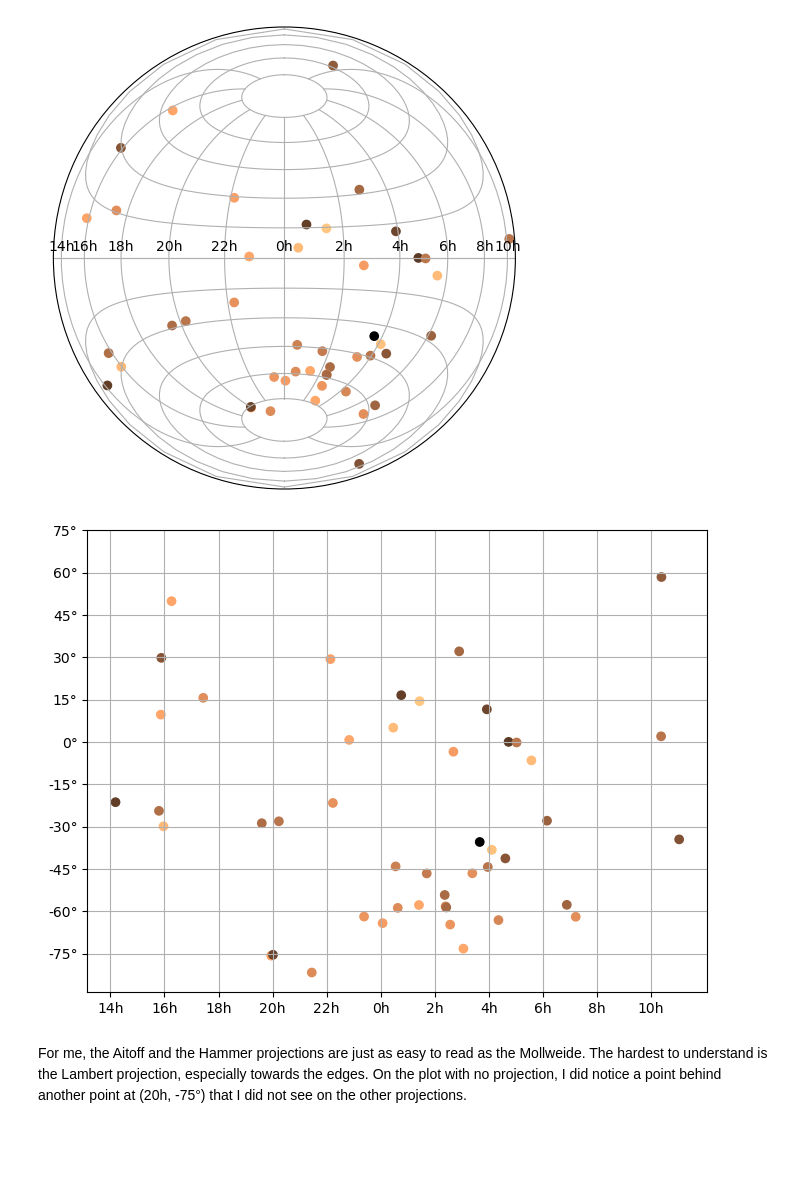
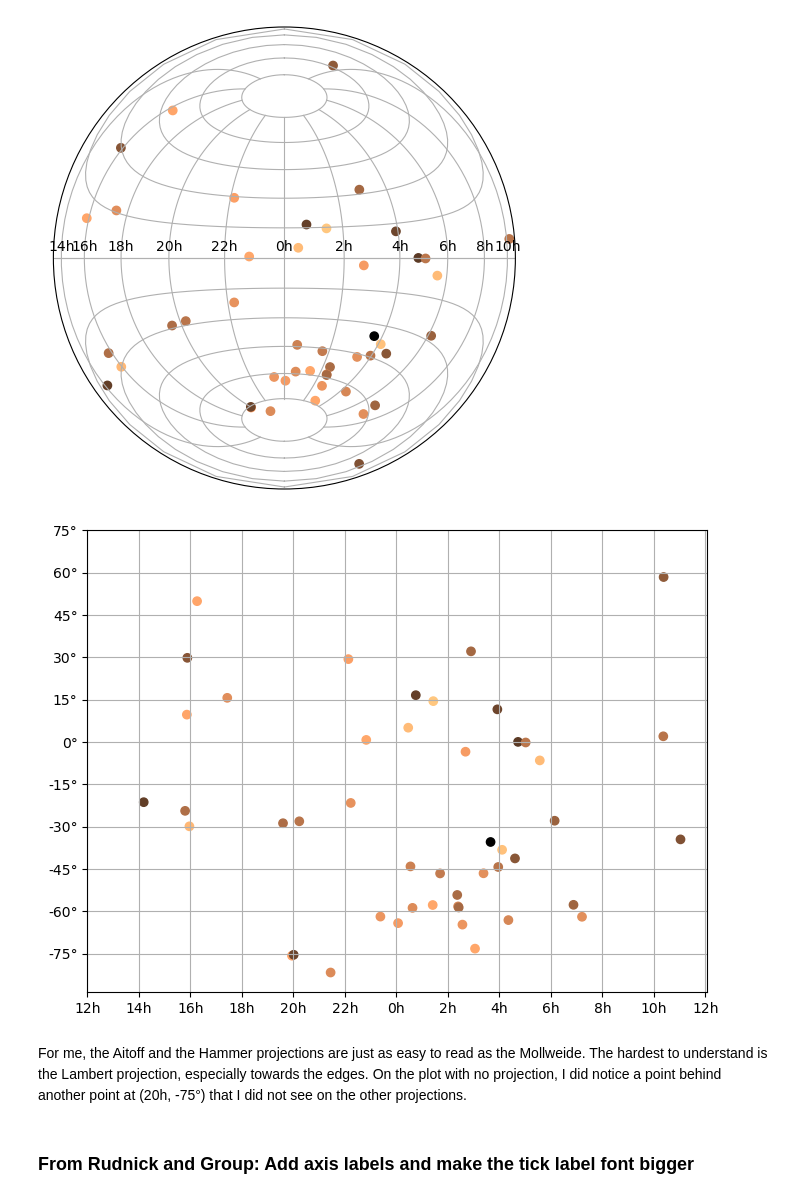
Before and after one commit to Alexander-Leesman/astropy_tutorials, a Jupyter notebook: plot-catalog.ipynb, the cells around one changed output. Drawn from its saved outputs; the diff is of its cells as text; code cells hidden in the pictures; blank space fills up the shorter version.

Commit message:
Adding small changes to plot-catalog

```diff
--- a/plot-catalog.ipynb
+++ b/plot-catalog.ipynb
@@ -376,28 +376,30 @@ ax.grid(True)
 # %%
 # none
 ra = coord.Angle(data["RA"].filled(np.nan) * u.degree)
 ra = ra.wrap_at(180 * u.degree)
 dec = coord.Angle(data["Dec"].filled(np.nan) * u.degree)
 fig = plt.figure(figsize=(8, 6))
 ax = fig.add_subplot(111)
 ax.scatter(ra, dec, c=data["Kmag"], cmap='copper')
 ax.set_xticks(
-    [-150, -120, -90, -60, -30, 0, 30, 60, 90, 120, 150]
+    [-180,-150, -120, -90, -60, -30, 0, 30, 60, 90, 120, 150, 180]
 )
 
 ax.set_xticklabels(
-    ["14h", "16h", "18h", "20h", "22h", "0h", "2h", "4h", "6h", "8h", "10h"]
+    ["12h","14h", "16h", "18h", "20h", "22h", "0h", "2h", "4h", "6h", "8h", "10h", "12h"]
 )
 
 ax.set_yticks(
     [-75, -60, -45, -30, -15, 0, 15, 30, 45, 60, 75]
 )
 ax.set_yticklabels(
     ["-75°", "-60°", "-45°", "-30°", "-15°", "0°", "15°", "30°", "45°", "60°", "75°"]
 )
 
 ax.grid(True)
 # %% [output]
-[figure, old version]
+[figure, new version]
 # %% [markdown]
 For me, the Aitoff and the Hammer projections are just as easy to read as the Mollweide. The hardest to understand is the Lambert projection, especially towards the edges. On the plot with no projection, I did notice a point behind another point at (20h, -75°) that I did not see on the other projections.
+# %% [markdown]
+### From Rudnick and Group: Add axis labels and make the tick label font bigger
```
Also changed, not shown: 1 other file.
